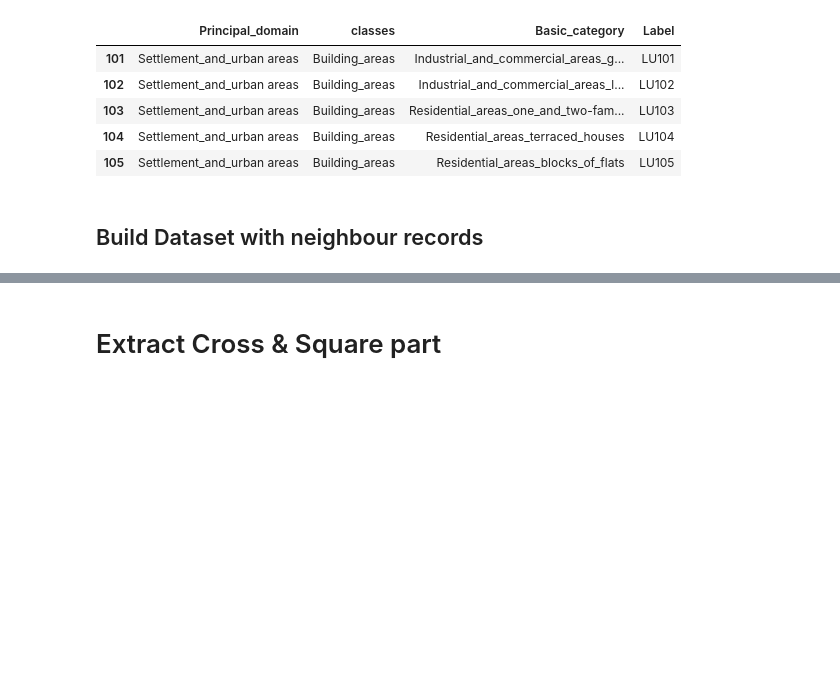
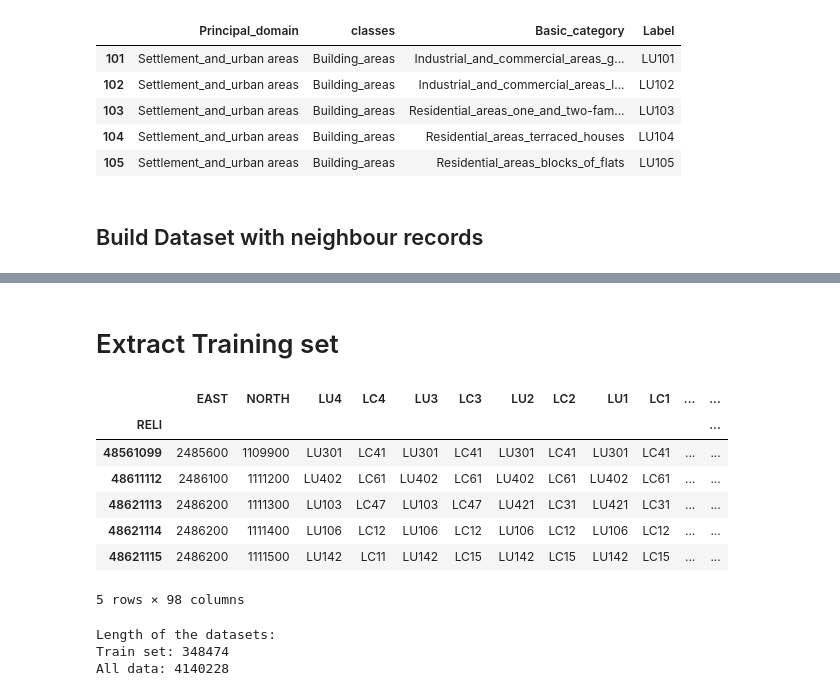
Before and after one commit to swiss-territorial-data-lab/proj-landstats, a Jupyter notebook: scripts/Data_preparation.ipynb, the cells around one changed output, grey strips where cells are left out. Cells and saved outputs as stored; diff of their text form; code cells hidden in the pictures; blank space fills up the shorter version.

```diff
--- a/scripts/Data_preparation.ipynb
+++ b/scripts/Data_preparation.ipynb
@@ -241,7 +247,31 @@ dataset.head()
 # save the dataset
 dataset.to_csv('../data/all_data_with_neighbour.csv')
 # %% [markdown]
-# Extract Cross & Square part
+# Extract Training set
 # %%
-dataset = pd.
-index_cross = dat
+# load the full dataset
+dataset = pd.read_csv('../data/all_data_with_neighbour.csv', index_col=0)
+
+# extract the index of cross and square and take the intersection with dataset to
+# filter out the tiles without 8 neighbours
+index_trainset = data_cross.query('training == 1').RELI.values
+index_trainset = np.intersect1d(index_trainset, dataset.index.values)
+trainset_dataset = dataset.loc[index_trainset]
+# trainset_dataset.to_csv('../data/trainset_with_neighbour.csv')
+# %%
+trainset_dataset.head()
+# %% [output]
+|  | EAST | NORTH | LU4 | LC4 | LU3 | LC3 | LU2 | LC2 | LU1 | LC1 | ... | ... |
+| RELI |  |  |  |  |  |  |  |  |  |  |  | ... |
+| 48561099 | 2485600 | 1109900 | LU301 | LC41 | LU301 | LC41 | LU301 | LC41 | LU301 | LC41 | ... | ... |
+| 48611112 | 2486100 | 1111200 | LU402 | LC61 | LU402 | LC61 | LU402 | LC61 | LU402 | LC61 | ... | ... |
+| 48621113 | 2486200 | 1111300 | LU103 | LC47 | LU103 | LC47 | LU421 | LC31 | LU421 | LC31 | ... | ... |
+| 48621114 | 2486200 | 1111400 | LU106 | LC12 | LU106 | LC12 | LU106 | LC12 | LU106 | LC12 | ... | ... |
+| 48621115 | 2486200 | 1111500 | LU142 | LC11 | LU142 | LC15 | LU142 | LC15 | LU142 | LC15 | ... | ... |
+5 rows × 98 columns
+# %%
+print('Length of the datasets: \nTrain set: %d \nAll data: %d' % (len(trainset_dataset), len(dataset)))
+# %% [output]
+Length of the datasets:
+Train set: 348474
+All data: 4140228
```
Also changed, not shown: parts of 6 cells of this notebook, 4 other files.
